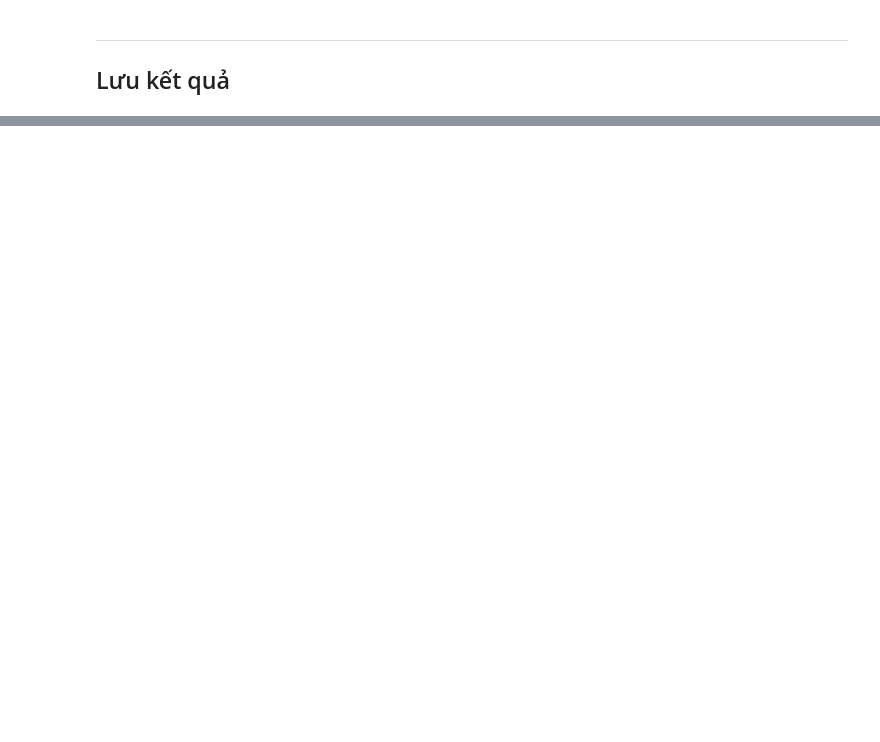
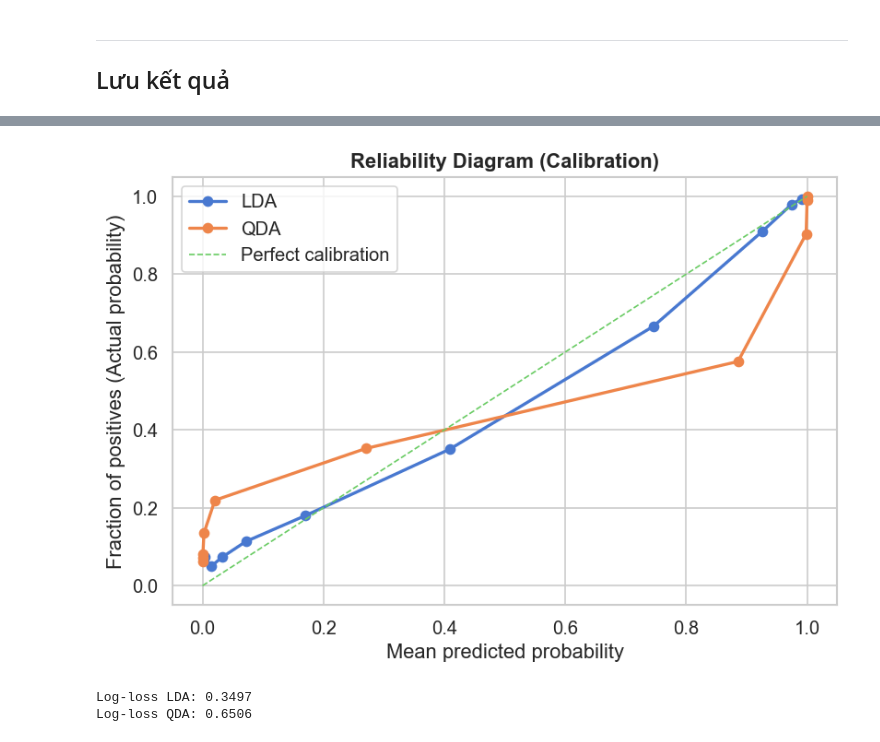
Before and after one commit to conluoi123/Machine-Learning---Project-1-, a Jupyter notebook: code/Part2_Classification/models.ipynb, the cells around one changed output, grey strips where cells are left out. Saved outputs shown, nothing was run; the diff lists cells and outputs as text; code cells hidden in the pictures; blank space fills up the shorter version.

```diff
--- a/code/Part2_Classification/models.ipynb
+++ b/code/Part2_Classification/models.ipynb
@@ -1634,0 +2679,25 @@ print(df_multi.round(4).to_string())
+# %%
+plt.figure(figsize=(7, 5))
+
+for name, y_prob in [('LDA', y_prob_lda), ('QDA', y_prob_qda)]:
+    # Chia dữ liệu thành 10 bins phân vị
+    frac_pos, mean_pred = calibration_curve(y_test, y_prob, n_bins=10, strategy='quantile')
+    plt.plot(mean_pred, frac_pos, marker='o', linewidth=2, label=name)
+
+# Đường chéo lý tưởng (Perfect calibration)
+plt.plot([0, 1], [0, 1], '--', linewidth=1, label='Perfect calibration')
+plt.xlabel('Mean predicted probability')
+plt.ylabel('Fraction of positives (Actual probability)')
+plt.title('Reliability Diagram (Calibration)', fontweight='bold')
+plt.legend()
+plt.tight_layout()
+plt.savefig(os.path.join(FIG_PATH, "reliability_diagram_test.png"), dpi=300, bbox_inches="tight")
+plt.show()
+
+# Tính Log-loss để củng cố phân tích
+print(f"Log-loss LDA: {log_loss(y_test, lda_full.predict_proba(X_test)):.4f}")
+print(f"Log-loss QDA: {log_loss(y_test, qda_full.predict_proba(X_test)):.4f}")
+# %% [output]
+[figure, added]
+Log-loss LDA: 0.3497
+Log-loss QDA: 0.6506
```
Also changed, not shown: parts of 159 cells of this notebook.
